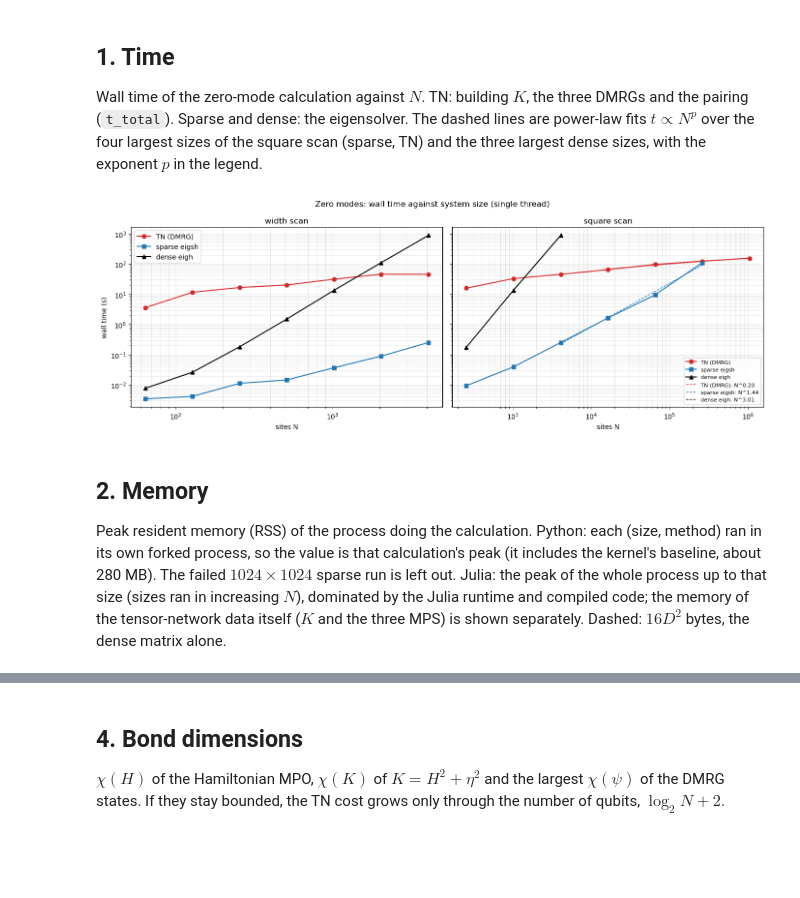
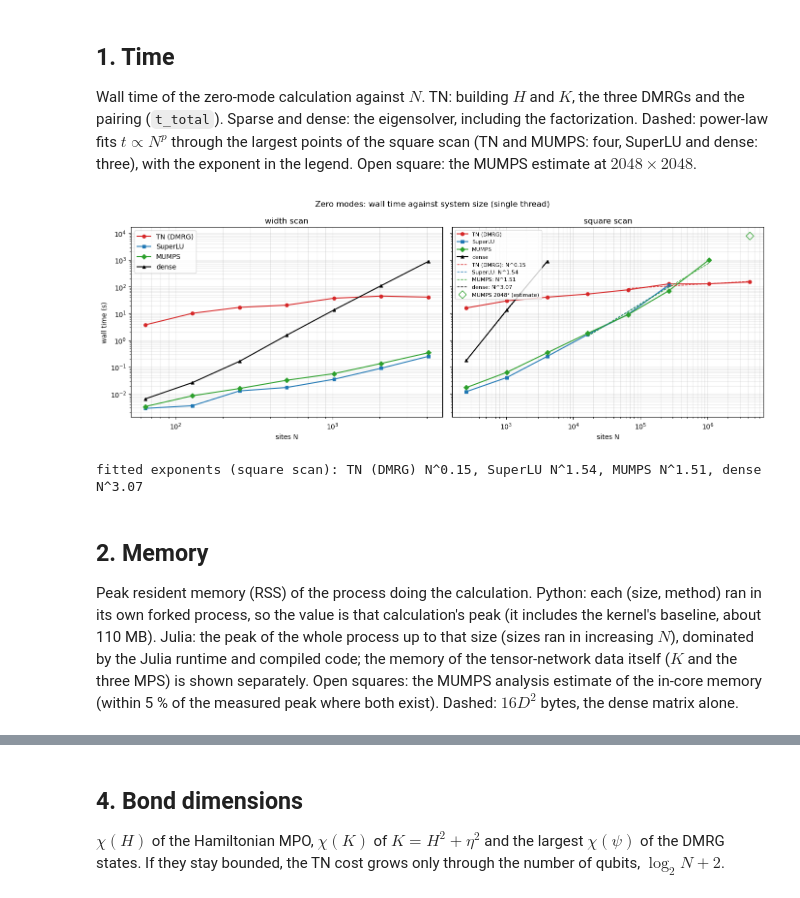
Before and after one commit to alasko5/MSH_Tensor_Network_Methods, a Jupyter notebook: msh_substrate/msh_substrate_scaling.ipynb, the cells around one changed output, grey strips where cells are left out. Cells and saved outputs as stored; diff of their text form; code cells hidden in the pictures; blank space fills up the shorter version.

```diff
--- a/msh_substrate/msh_substrate_scaling.ipynb
+++ b/msh_substrate/msh_substrate_scaling.ipynb
@@ -55,37 +71,41 @@ TN: 13 sizes, sparse: 12, dense: 9; largest N = 1048576 (D = 4194304)
 # %% [markdown]
 ## 1. Time
 
-Wall time of the zero-mode calculation against $N$. TN: building $K$, the three DMRGs and the pairing (`t_total`). Sparse and dense:
-the eigensolver. The dashed lines are power-law fits $t\propto N^p$ over the four largest sizes of the square scan (sparse, TN) and the
-three largest dense sizes, with the exponent $p$ in the legend.
+Wall time of the zero-mode calculation against $N$. TN: building $H$ and $K$, the three DMRGs and the pairing (`t_total`). Sparse
+and dense: the eigensolver, including the factorization. Dashed: power-law fits $t\propto N^p$ through the largest points of the
+square scan (TN and MUMPS: four, SuperLU and dense: three), with the exponent in the legend. Open square: the MUMPS estimate at
+$2048\times2048$.
 # %%
-fig, ax = plt.subplots(1, 2, figsize=(14, 5), sharey=True)
-style = {"TN (DMRG)": ("tab:red", "o"), "sparse eigsh": ("tab:blue", "s"), "dense eigh": ("k", "^")}
+style = {"TN (DMRG)": ("tab:red", "o"), "SuperLU": ("tab:blue", "s"), "MUMPS": ("tab:green", "D"), "dense": ("k", "^")}
+series = lambda which: (("TN (DMRG)", scan(tn, which), "t_total"), ("SuperLU", scan(M["superlu"], which), "t"),
+                        ("MUMPS", scan(M["mumps"], which), "t"), ("dense", scan(M["dense"], which), "t"))
+fig, ax = plt.subplots(1, 2, figsize=(14, 5.2), sharey=True)
 for j, which in enumerate(("width", "square")):
-    for name, a, t in (("TN (DMRG)", scan(tn, which), "t_total"), ("sparse eigsh", scan(sparse, which), "t"),
-                       ("dense eigh", scan(dense, which), "t")):
-        if len(a) == 0:
-            continue
-        c, mk = style[name]
-        ax[j].loglog(a["N"], a[t], marker=mk, color=c, lw=1.5, label=name)
+    for name, a, col in series(which):
+        if len(a):
+            c, mk = style[name]
+            ax[j].loglog(a["N"], a[col], marker=mk, color=c, lw=1.5, ms=5, label=name)
     ax[j].set_xlabel("sites N"); ax[j].set_title(f"{which} scan"); ax[j].grid(True, which="both", alpha=0.3)
-sq_tn, sq_sp, de = scan(tn, "square"), scan(sparse, "square"), dense[np.argsort(dense["N"])]
-for name, a, t, nmin in (("TN (DMRG)", sq_tn, "t_total", sq_tn["N"][-4]), ("sparse eigsh", sq_sp, "t", sq_sp["N"][-4]),
-                         ("dense eigh", de, "t", de["N"][-3])):
-    p = fit_exponent(a["N"], a[t], nmin); m = (a["N"] >= nmin) & np.isfinite(a[t])
-    c = np.exp(np.mean(np.log(a[t][m]) - p * np.log(a["N"][m])))
-    Nf = np.geomspace(a["N"][m].min(), a["N"][m].max(), 20)
-    ax[1].loglog(Nf, c * Nf**p, "--", color=style[name][0], lw=1, label=f"{name}: N^{p:.2f}")
-ax[0].set_ylabel("wall time (s)"); ax[0].legend(); ax[1].legend(fontsize=8)
+exps = {}
+for name, a, col in series("square"):
+    p, c, Nf = fit(a["N"].astype(float), a[col], 4 if name in ("TN (DMRG)", "MUMPS") else 3)
+    exps[name] = p
+    Ng = np.geomspace(Nf.min(), Nf.max(), 20)
+    ax[1].loglog(Ng, c * Ng**p, "--", color=style[name][0], lw=1, label=f"{name}: N^{p:.2f}")
+ax[1].loglog([e[(11, 11)]["N"]], [t_mumps_2048], "D", mfc="none", color="tab:green", ms=8, label="MUMPS 2048² (estimate)")
+ax[0].set_ylabel("wall time (s)"); ax[0].legend(); ax[1].legend(fontsize=8, loc="upper left")
 fig.suptitle("Zero modes: wall time against system size (single thread)")
 fig.tight_layout(); plt.show()
+print("fitted exponents (square scan): " + ", ".join(f"{k} N^{v:.2f}" for k, v in exps.items()))
 # %% [output]
-[figure, old version]
+[figure, new version]
+fitted exponents (square scan): TN (DMRG) N^0.15, SuperLU N^1.54, MUMPS N^1.51, dense N^3.07
 # %% [markdown]
 ## 2. Memory
 
 Peak resident memory (RSS) of the process doing the calculation. Python: each (size, method) ran in its own forked process, so the
-value is that calculation's peak (it includes the kernel's baseline, about 280 MB). The failed $1024\times1024$ sparse run is left out. Julia: the peak of the whole process up to
-that size (sizes ran in increasing $N$), dominated by the Julia runtime and compiled code; the memory of the tensor-network data
-itself ($K$ and the three MPS) is shown separately. Dashed: $16D^2$ bytes, the dense matrix alone.
+value is that calculation's peak (it includes the kernel's baseline, about 110 MB). Julia: the peak of the whole process up to that
+size (sizes ran in increasing $N$), dominated by the Julia runtime and compiled code; the memory of the tensor-network data itself
+($K$ and the three MPS) is shown separately. Open squares: the MUMPS analysis estimate of the in-core memory (within 5 % of the
+measured peak where both exist). Dashed: $16D^2$ bytes, the dense matrix alone.
 # %%
```
Also changed, not shown: parts of 8 cells of this notebook, 6 other files.
